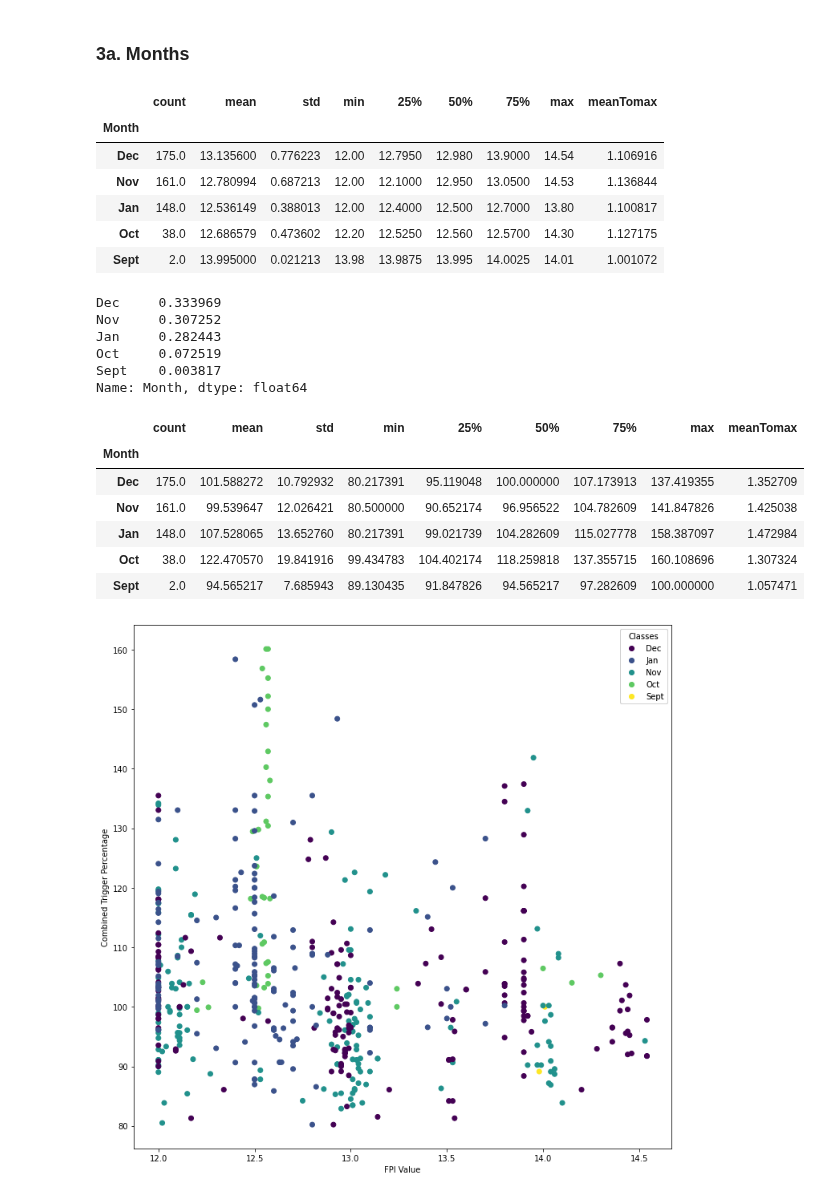
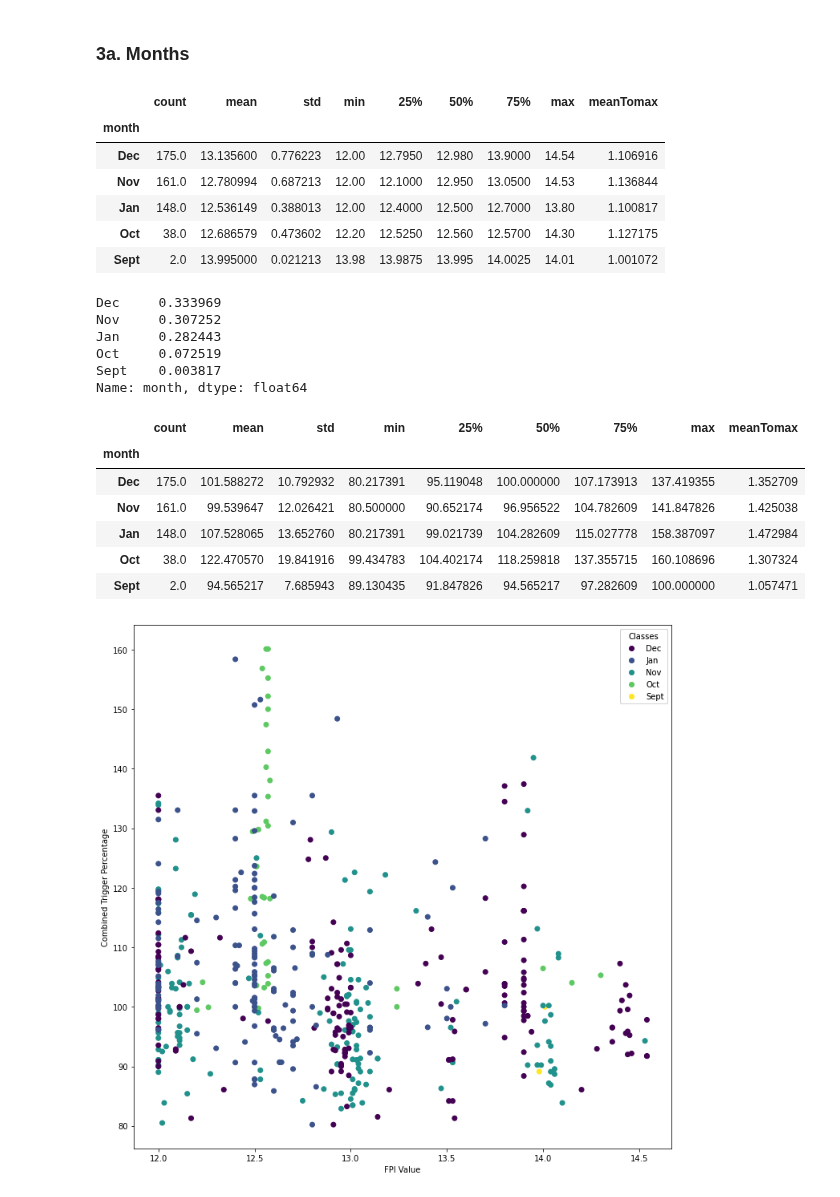
Before and after one commit to tomityrrell/psps-analysis, a Jupyter notebook: notebooks/PSPS Analysis.ipynb, the cells around one changed output. Drawn from its saved outputs; the diff is of its cells as text; code cells hidden in the pictures.

```diff
--- a/notebooks/PSPS Analysis.ipynb
+++ b/notebooks/PSPS Analysis.ipynb
@@ -29,13 +29,12 @@ from sklearn.preprocessing import OrdinalEncoder
 # %% [markdown]
 ## 1.  Input, Prep and Visualize Data
 # %%
-decision_columns = ["Circuit", "Weather Station", "Wind Sustained", "Gust Sustained", "Thresholds (Sustained/ Gust)", "FPI Value", "Reasons for De‐Energization", "Month"]
+decision_columns = ["Circuit", "Weather Station", "Wind Sustained", "Gust Sustained", "Thresholds (Sustained/ Gust)", "FPI Value", "Reasons for De‐Energization", "month", "days", "year"]
 nulls = ['‐', 'circuit imminent re‐en)', 'ircuit imminent re‐en)', '99th Percentile Exceeded', '99th Percentile Exceede', '99th Percentile Exceed', '14+', "N", "A", 'N/']
-decision_2020 = pd.read_csv("./data/2020/decision.csv", na_values=nulls)
-decision_2021 = pd.read_csv("./data/2021/decision.csv", na_values=nulls)
+decision_2020 = pd.read_csv("../data/2020/decision_2020.csv", na_values=nulls)
+decision_2021 = pd.read_csv("../data/2021/decision_2021.csv", na_values=nulls)
 # %%
 decision_2020.columns = decision_columns
-decision_2021["Month"] = "Jan"
 decision_2021 = decision_2021[decision_columns]
 # %%
 decision = pd.concat([decision_2020, decision_2021])
@@ -219,33 +215,33 @@ encoder = OrdinalEncoder()
 ### 3a. Months
 # %%
 # Look at breakdown by Month
-months = source.groupby("Month").describe()
+months = source.groupby("month").describe()
 months[("FPI Value", "meanTomax")] = months[("FPI Value", "max")]/months[("FPI Value", "mean")]
 months["FPI Value"].sort_values("count", ascending=False)
 # %% [output]
 |  | count | mean | std | min | 25% | 50% | 75% | max | meanTomax |
-| Month |  |  |  |  |  |  |  |  |  |
+| month |  |  |  |  |  |  |  |  |  |
 | Dec | 175.0 | 13.135600 | 0.776223 | 12.00 | 12.7950 | 12.980 | 13.9000 | 14.54 | 1.106916 |
 | Nov | 161.0 | 12.780994 | 0.687213 | 12.00 | 12.1000 | 12.950 | 13.0500 | 14.53 | 1.136844 |
 | Jan | 148.0 | 12.536149 | 0.388013 | 12.00 | 12.4000 | 12.500 | 12.7000 | 13.80 | 1.100817 |
 | Oct | 38.0 | 12.686579 | 0.473602 | 12.20 | 12.5250 | 12.560 | 12.5700 | 14.30 | 1.127175 |
 | Sept | 2.0 | 13.995000 | 0.021213 | 13.98 | 13.9875 | 13.995 | 14.0025 | 14.01 | 1.001072 |
 # %%
-source.Month.value_counts()/source.Month.value_counts().sum()
+source.month.value_counts()/source.month.value_counts().sum()
 # %% [output]
 Dec     0.333969
 Nov     0.307252
 Jan     0.282443
 Oct     0.072519
 Sept    0.003817
-Name: Month, dtype: float64
+Name: month, dtype: float64
 # %%
 months[("Combined Trigger Percentage", "meanTomax")] = months[("Combined Trigger Percentage", "max")]/months[("Combined Trigger Percentage", "mean")]
 months["Combined Trigger Percentage"].sort_values("count", ascending=False)
 # Filter when "High Wind" is present as a reason
 # %% [output]
 |  | count | mean | std | min | 25% | 50% | 75% | max | meanTomax |
-| Month |  |  |  |  |  |  |  |  |  |
+| month |  |  |  |  |  |  |  |  |  |
 | Dec | 175.0 | 101.588272 | 10.792932 | 80.217391 | 95.119048 | 100.000000 | 107.173913 | 137.419355 | 1.352709 |
 | Nov | 161.0 | 99.539647 | 12.026421 | 80.500000 | 90.652174 | 96.956522 | 104.782609 | 141.847826 | 1.425038 |
 | Jan | 148.0 | 107.528065 | 13.652760 | 80.217391 | 99.021739 | 104.282609 | 115.027778 | 158.387097 | 1.472984 |
```
Also changed, not shown: parts of 8 cells of this notebook, 3 other files.
